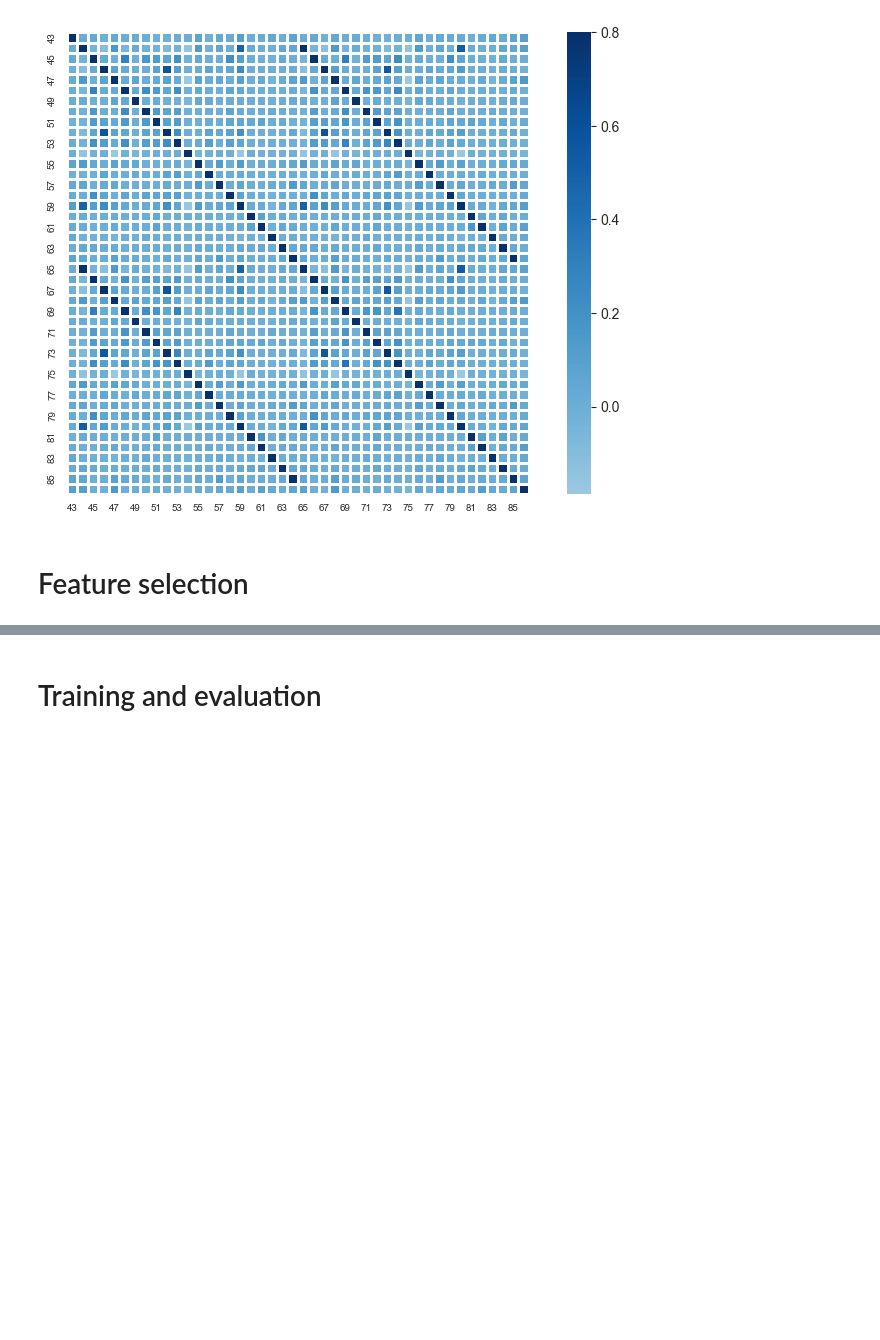
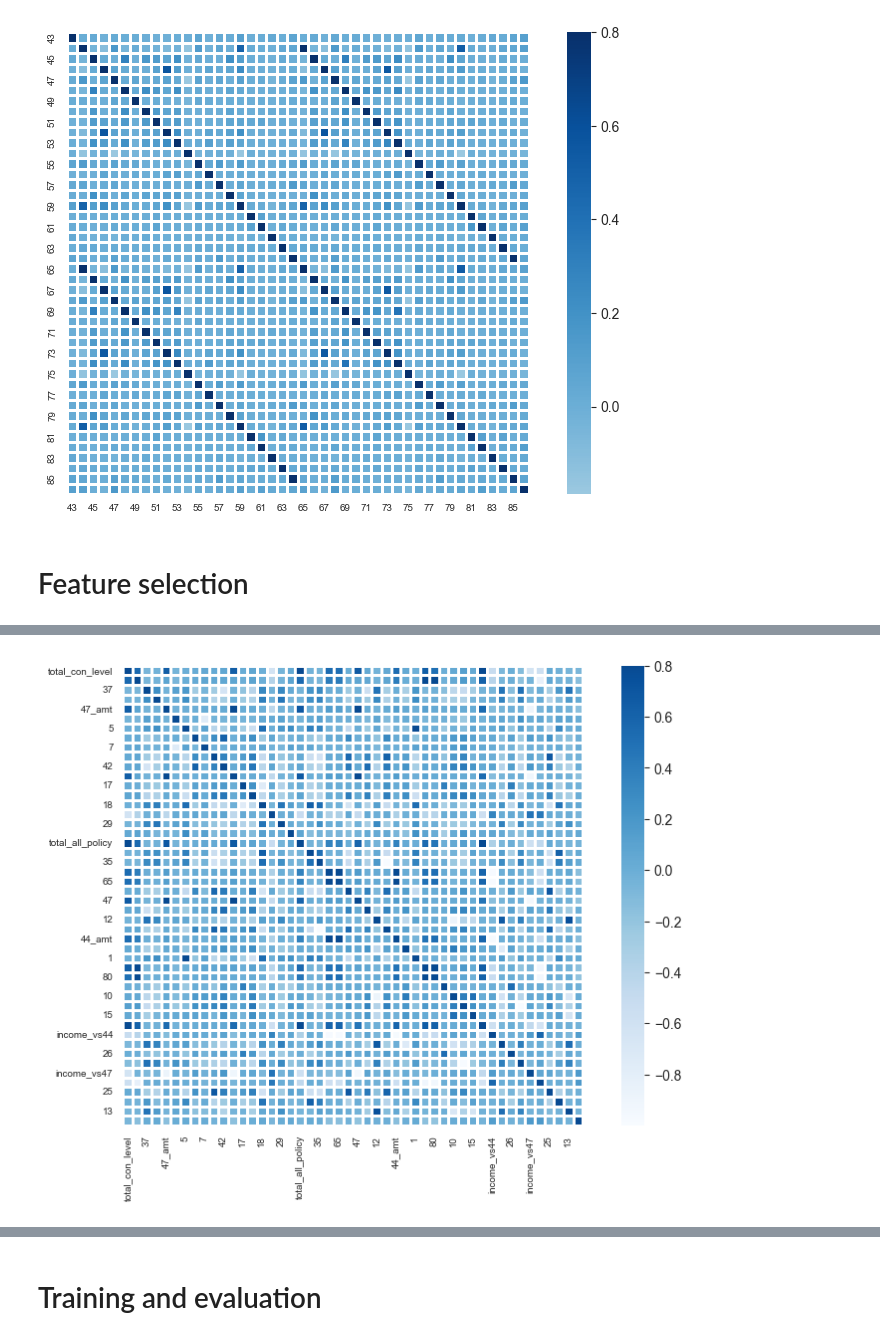
Before and after one commit to Nampq281/insurance_propensity_model, a Jupyter notebook: project_notebook.ipynb, the cells around one changed output, grey strips where cells are left out. Cells and saved outputs as stored; diff of their text form; code cells hidden in the pictures; blank space fills up the shorter version.

```diff
--- a/project_notebook.ipynb
+++ b/project_notebook.ipynb
@@ -128,3 +133,5 @@ for i in [47,59,44,55]:
     new_col = f'income_vs{i}'
     df[new_col]=df['42']/df[f'{i}_amt']
     treat_divide_by_zero(df, new_col)
+
+df.fillna(0, inplace=True)
@@ -260,0 +281,2 @@ feature_list_1 = set(df.columns) - set(['ID']+label) - set(drop_list)
+# %%
+stat_table = feature_ranking(df, label[0], feature_list3)
@@ -260,0 +303,9 @@ feature_list_1 = set(df.columns) - set(['ID']+label) - set(drop_list)
+# %%
+filter_result = stat_table.query("iv > 0.02")\
+            .query("pval_test <= 0.05|pval_test.isnull()")
+# %%
+feature_list_2 = list(filter_result['feature'])
+# %%
+plot_corr_matrix(df[list(set(feature_list_2) - set(['social_class']))])
+# %% [output]
+[figure, added]
```
Also changed, not shown: parts of 39 cells of this notebook, 10 other files.
